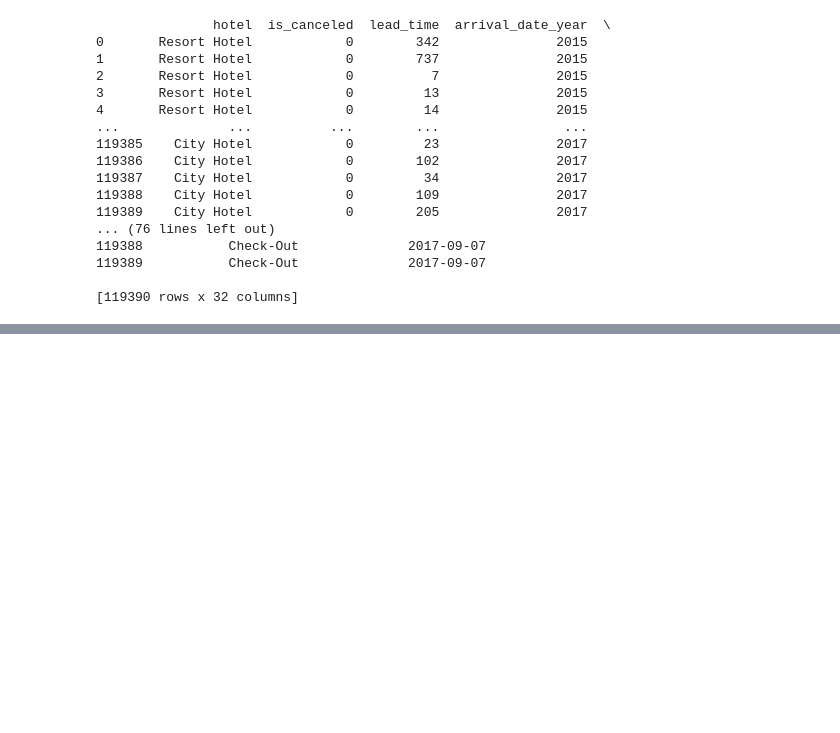
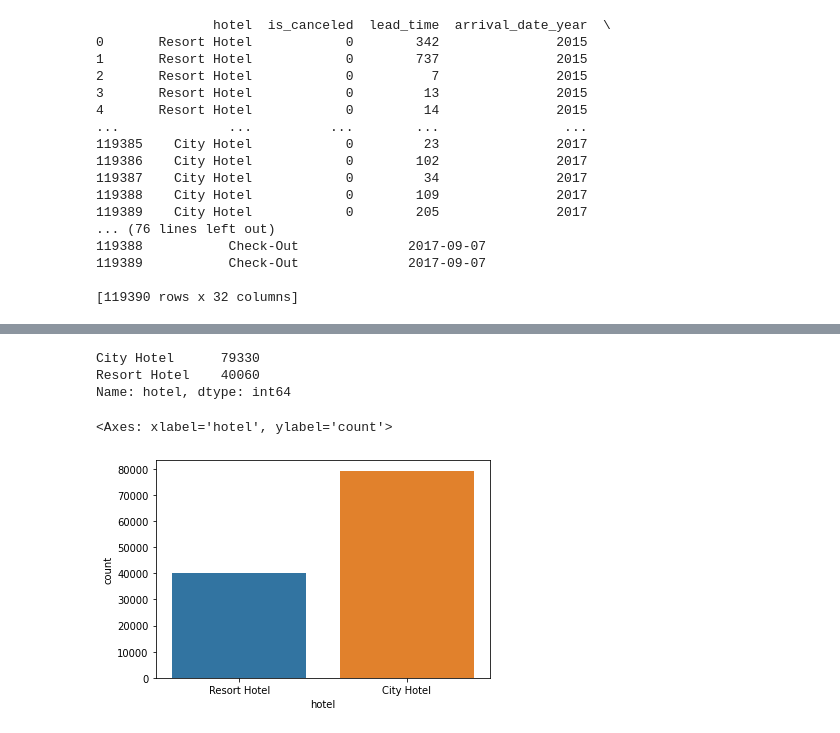
Before and after one commit to abhishek0478/Python-data-analysis-projects, a Jupyter notebook: EDA_on_hotel_bookings.ipynb, the cells around one changed output, grey strips where cells are left out. Cells and saved outputs as stored; diff of their text form; code cells hidden in the pictures; blank space fills up the shorter version.

```diff
--- a/EDA_on_hotel_bookings.ipynb
+++ b/EDA_on_hotel_bookings.ipynb
@@ -29,0 +87,11 @@ print(df)
+# %%
+df['hotel'].value_counts()
+# %% [output]
+City Hotel      79330
+Resort Hotel    40060
+Name: hotel, dtype: int64
+# %%
+sns.countplot(data=df,x='hotel')
+# %% [output]
+<Axes: xlabel='hotel', ylabel='count'>
+[figure, added]
```
Also changed, not shown: parts of 61 cells of this notebook.
